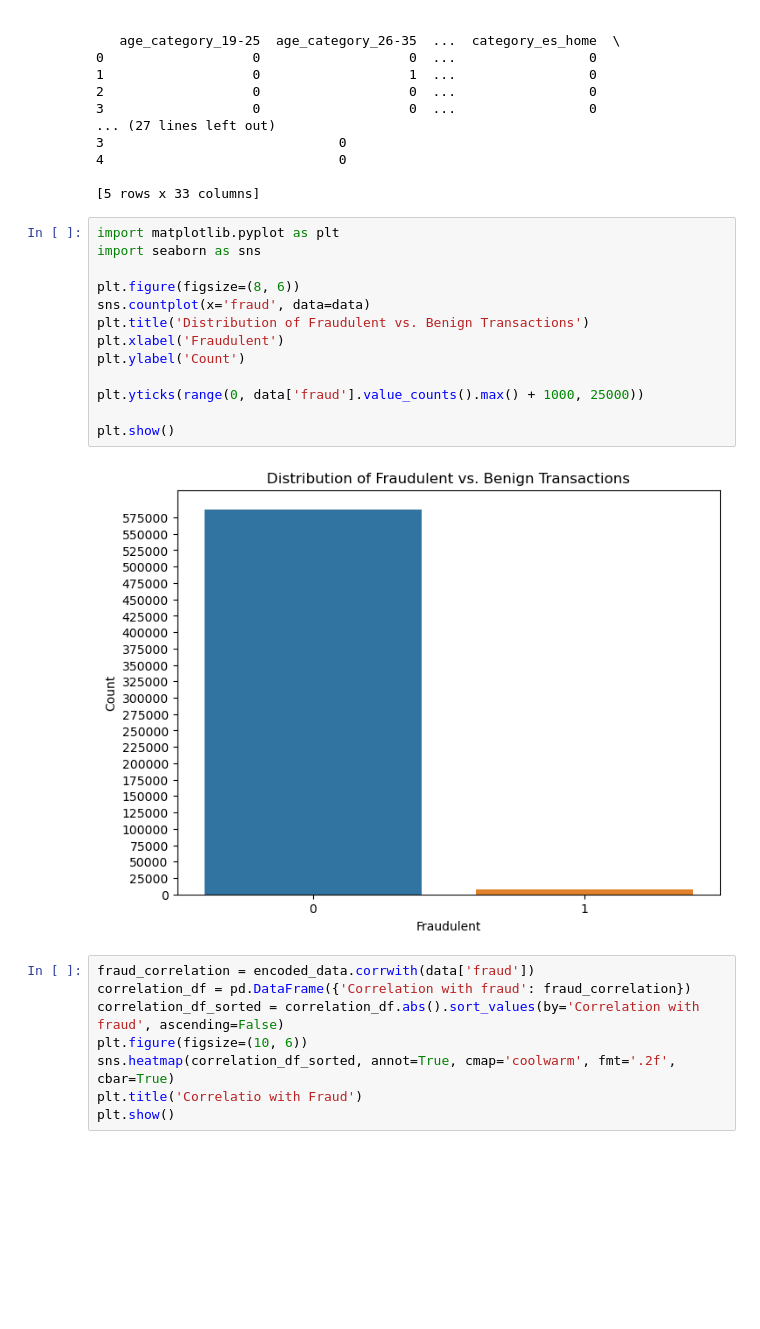
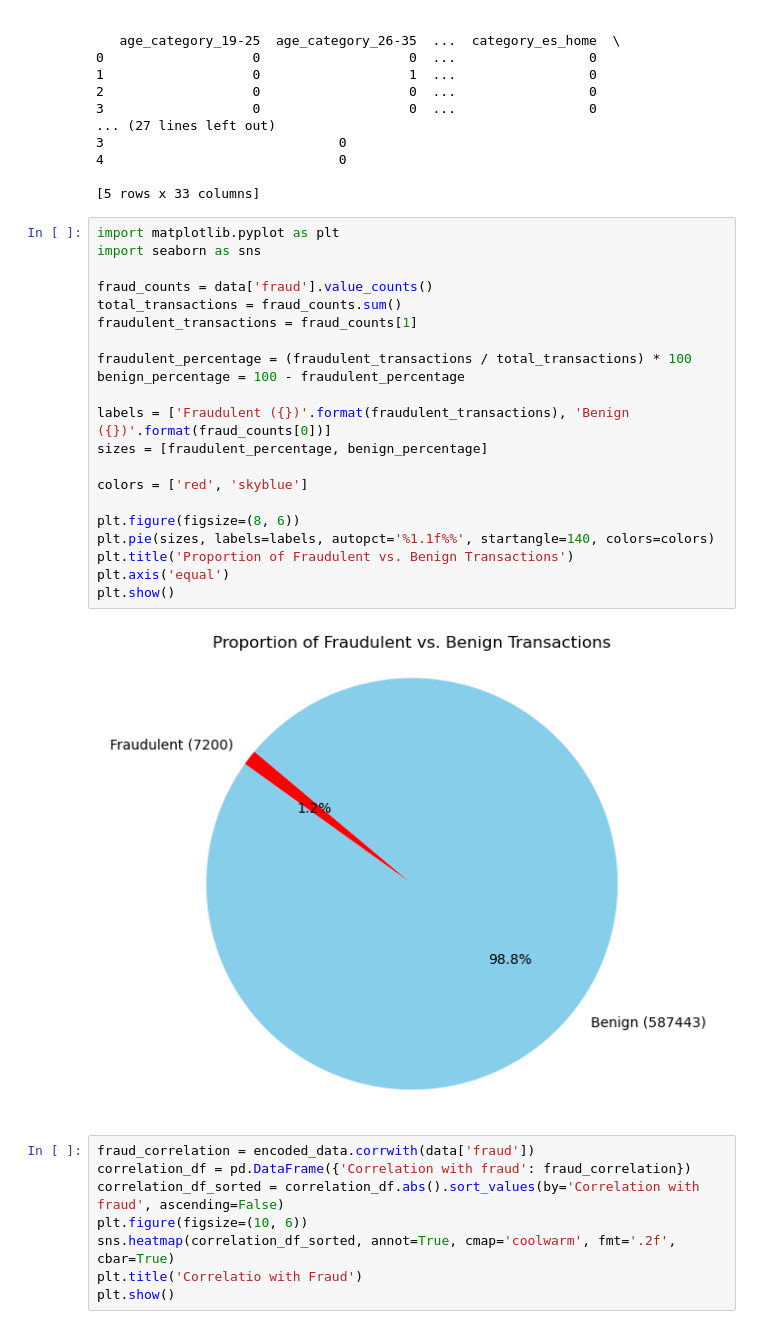
Before and after one commit to AbdalkaderAlmanaseer/Fraud-Analysis, a Jupyter notebook: FraudAnalysisCode.ipynb, the cells around one changed output. Cells and saved outputs as stored; diff of their text form; blank space fills up the shorter version.

```diff
--- a/FraudAnalysisCode.ipynb
+++ b/FraudAnalysisCode.ipynb
@@ -113,18 +113,26 @@ print(encoded_data.head())
 # %%
 import matplotlib.pyplot as plt
 import seaborn as sns
 
+fraud_counts = data['fraud'].value_counts()
+total_transactions = fraud_counts.sum()
+fraudulent_transactions = fraud_counts[1]
+
+fraudulent_percentage = (fraudulent_transactions / total_transactions) * 100
+benign_percentage = 100 - fraudulent_percentage
+
+labels = ['Fraudulent ({})'.format(fraudulent_transactions), 'Benign ({})'.format(fraud_counts[0])]
+sizes = [fraudulent_percentage, benign_percentage]
+
+colors = ['red', 'skyblue']
+
 plt.figure(figsize=(8, 6))
-sns.countplot(x='fraud', data=data)
-plt.title('Distribution of Fraudulent vs. Benign Transactions')
-plt.xlabel('Fraudulent')
-plt.ylabel('Count')
-
-plt.yticks(range(0, data['fraud'].value_counts().max() + 1000, 25000))
-
+plt.pie(sizes, labels=labels, autopct='%1.1f%%', startangle=140, colors=colors)
+plt.title('Proportion of Fraudulent vs. Benign Transactions')
+plt.axis('equal')
 plt.show()
 # %% [output]
-[figure, old version]
+[figure, new version]
 # %%
 fraud_correlation = encoded_data.corrwith(data['fraud'])
 correlation_df = pd.DataFrame({'Correlation with fraud': fraud_correlation})
```
Also changed, not shown: parts of 5 cells of this notebook, 1 other file.
